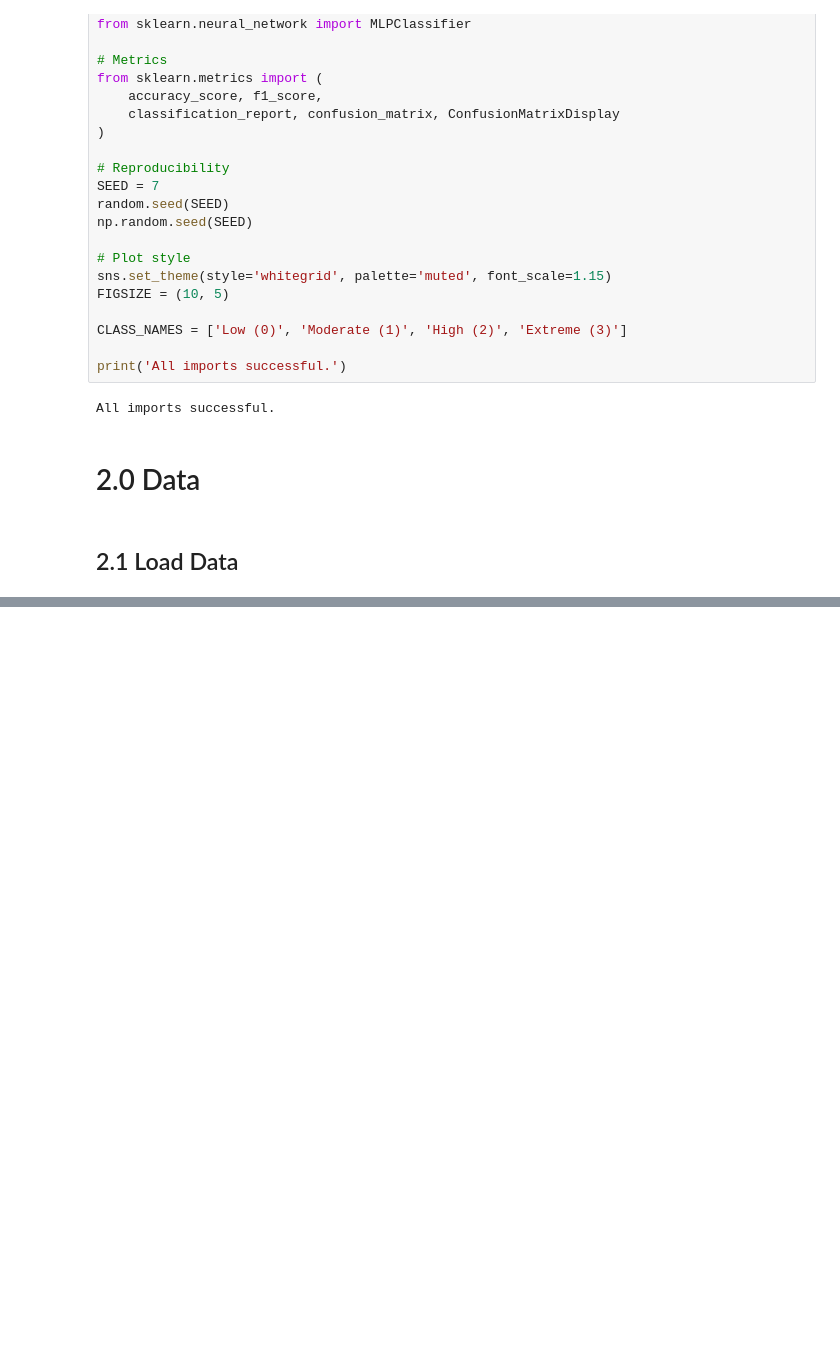
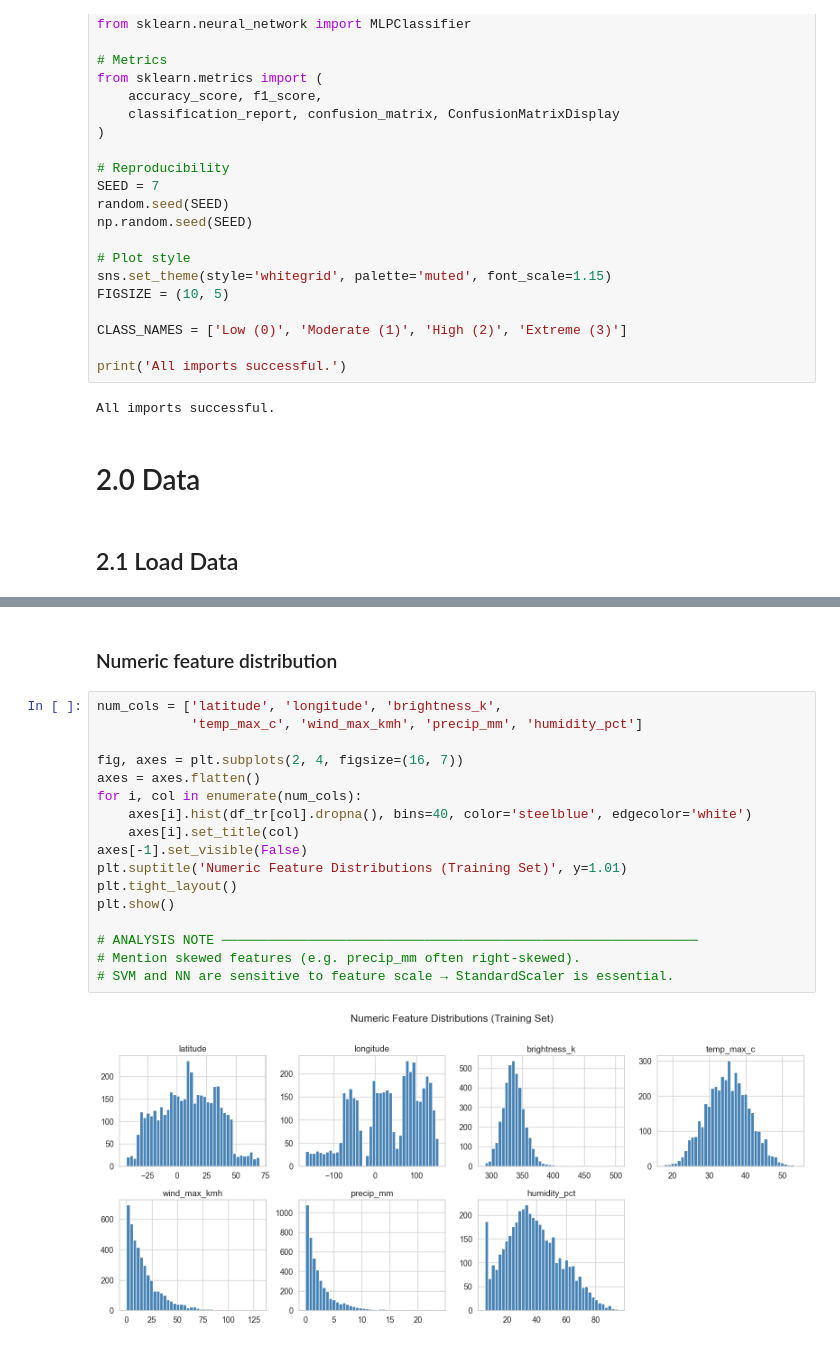
Before and after one commit to wadamiru/manual-ml, a Jupyter notebook: ML-A2/project_wildfire.ipynb, the cells around one changed output, grey strips where cells are left out. Drawn from its saved outputs; the diff is of its cells as text; blank space fills up the shorter version.

```diff
--- a/ML-A2/project_wildfire.ipynb
+++ b/ML-A2/project_wildfire.ipynb
@@ -95,0 +217,21 @@ train_df.head(3)
+# %% [markdown]
+### Numeric feature distribution
+# %%
+num_cols = ['latitude', 'longitude', 'brightness_k',
+            'temp_max_c', 'wind_max_kmh', 'precip_mm', 'humidity_pct']
+
+fig, axes = plt.subplots(2, 4, figsize=(16, 7))
+axes = axes.flatten()
+for i, col in enumerate(num_cols):
+    axes[i].hist(df_tr[col].dropna(), bins=40, color='steelblue', edgecolor='white')
+    axes[i].set_title(col)
+axes[-1].set_visible(False)
+plt.suptitle('Numeric Feature Distributions (Training Set)', y=1.01)
+plt.tight_layout()
+plt.show()
+
+# ANALYSIS NOTE ─────────────────────────────────────────────────────────────
+# Mention skewed features (e.g. precip_mm often right-skewed).
+# SVM and NN are sensitive to feature scale → StandardScaler is essential.
+# %% [output]
+[figure, added]
```
Also changed, not shown: parts of 24 cells of this notebook, 1 other file.
